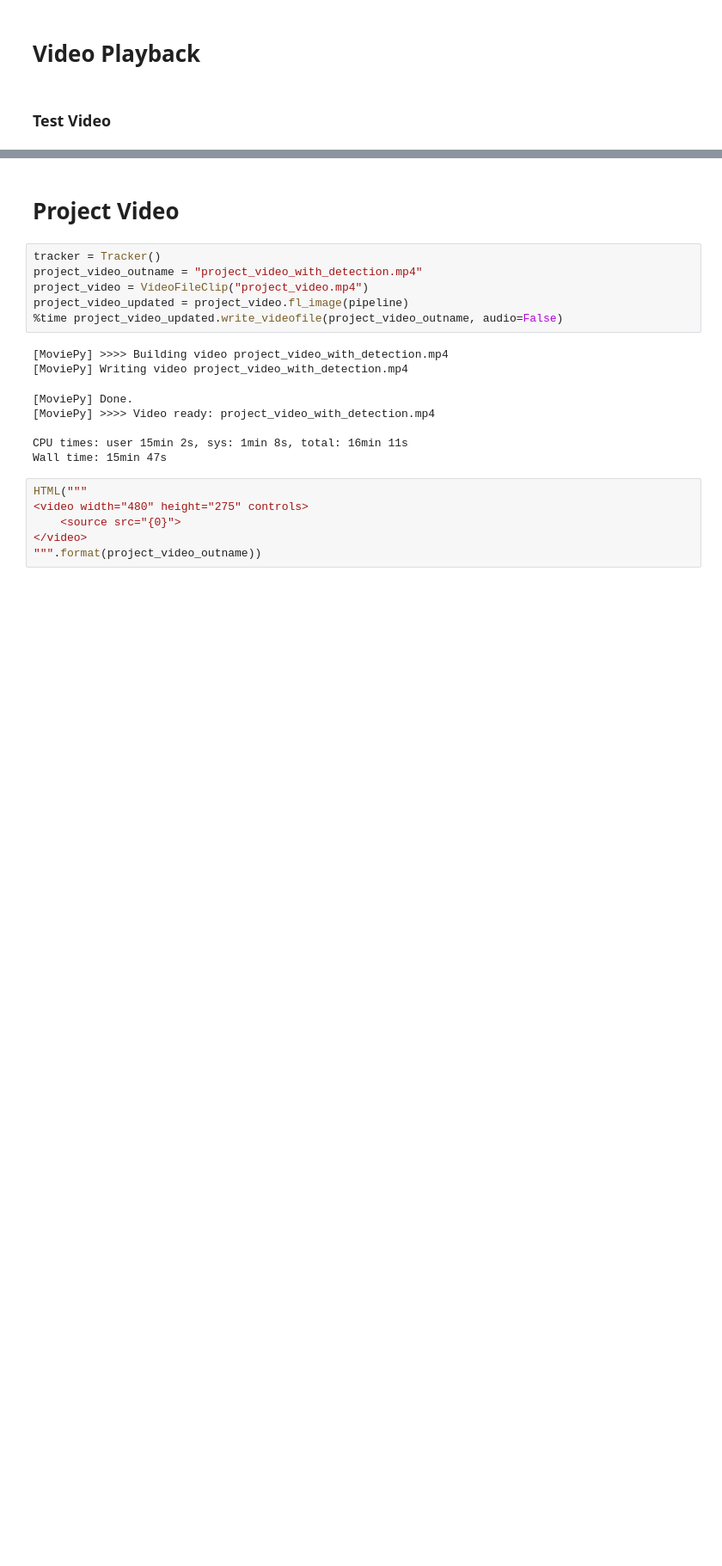
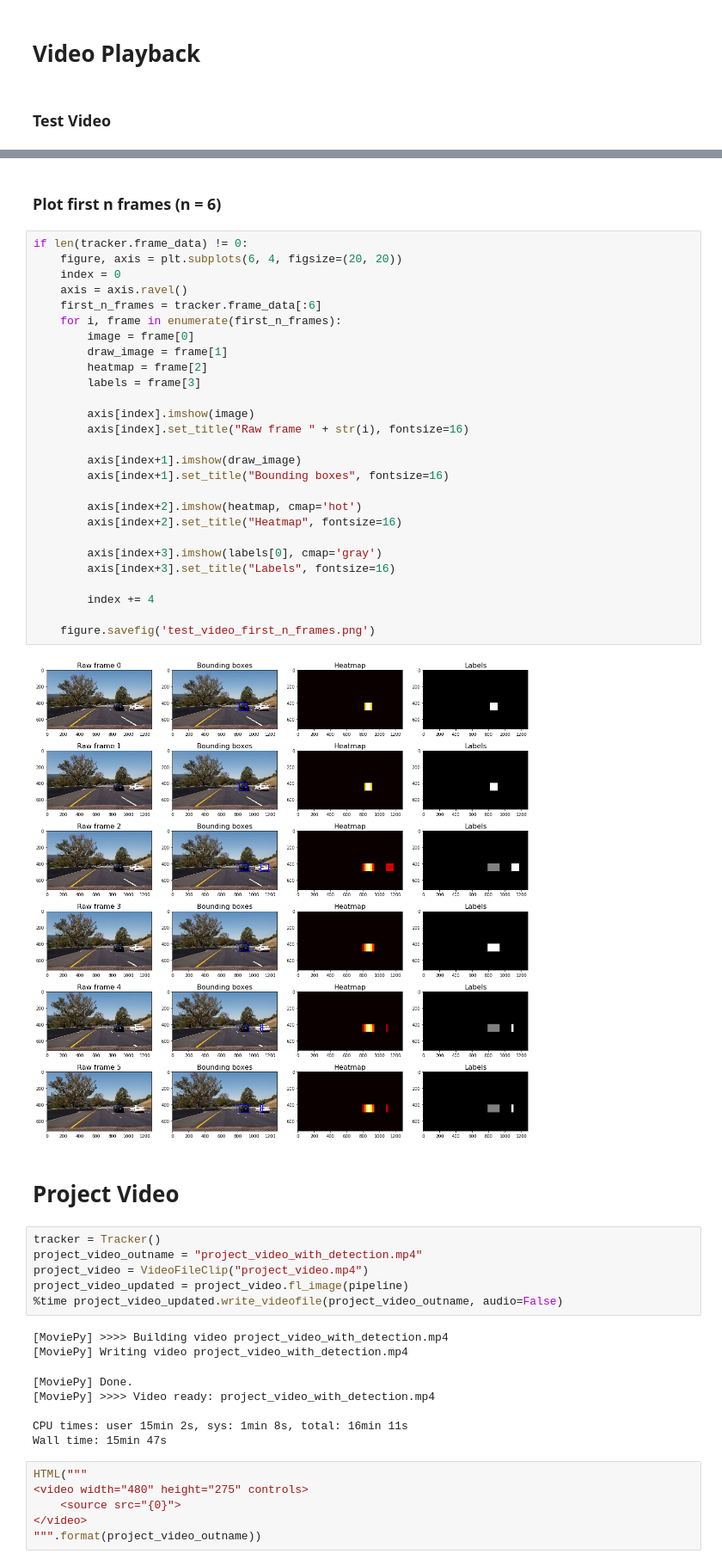
Before and after one commit to DevJoseWeb/CarND-Vehicle-Detection, a Jupyter notebook: P5.ipynb, the cells around one changed output, grey strips where cells are left out. Shown at 86% size. Cells and saved outputs as stored; diff of their text form; blank space fills up the shorter version.

```diff
--- a/P5.ipynb
+++ b/P5.ipynb
@@ -807,6 +963,37 @@ HTML("""
 """.format(test_video_outname))
 # %% [output]
 [interactive output not drawn]
+# %% [markdown]
+### Plot first n frames (n = 6)
+# %%
+if len(tracker.frame_data) != 0:
+    figure, axis = plt.subplots(6, 4, figsize=(20, 20))
+    index = 0
+    axis = axis.ravel()
+    first_n_frames = tracker.frame_data[:6]
+    for i, frame in enumerate(first_n_frames):
+        image = frame[0]
+        draw_image = frame[1]
+        heatmap = frame[2]
+        labels = frame[3]
+
+        axis[index].imshow(image)
+        axis[index].set_title("Raw frame " + str(i), fontsize=16)
+
+        axis[index+1].imshow(draw_image)
+        axis[index+1].set_title("Bounding boxes", fontsize=16)
+
+        axis[index+2].imshow(heatmap, cmap='hot')
+        axis[index+2].set_title("Heatmap", fontsize=16)
+
+        axis[index+3].imshow(labels[0], cmap='gray')
+        axis[index+3].set_title("Labels", fontsize=16)
+
+        index += 4
+
+    figure.savefig('test_video_first_n_frames.png')
+# %% [output]
+[figure, added]
 # %% [markdown]
 # Project Video
 # %%
```
Also changed, not shown: parts of 34 cells of this notebook, 12 other files.
